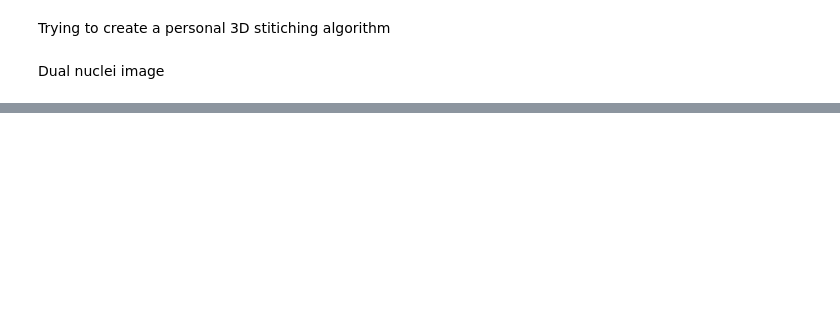
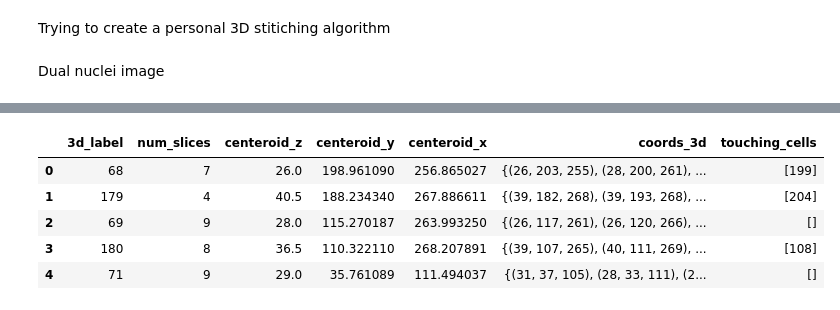
Before and after one commit to SuijkerbuijkLab/NucLogic, a Jupyter notebook: miscellaneous/stitching.ipynb, the cells around one changed output, grey strips where cells are left out. Saved outputs shown, nothing was run; the diff lists cells and outputs as text; code cells hidden in the pictures; blank space fills up the shorter version.

```diff
--- a/miscellaneous/stitching.ipynb
+++ b/miscellaneous/stitching.ipynb
@@ -6,6 +6,9 @@ import pandas as pd
 from skimage.measure import regionprops, regionprops_table
 import napari
 import numpy as np
+import os
+
+
 
 def properties_mask(image):
 
@@ -33,7 +36,6 @@ def properties_mask(image):
                 "x": centroid[2],
                 "bounding_box": bounding_box,
                 "volume": volume,
-                "coords_2d": coords_2d,
                 "coords_set": coords_set,
             }
         )
@@ -385,0 +907,71 @@ def calculate_3d_properties(df_3d_props):
+# %%
+cut_cells_data = stitched_df[stitched_df["3d_label"].isin(all_cut_cells)]
+simple_data = cut_cells_data[["3d_label", "z", "y", "x"]].copy()
+summary_3d = []
+neighbor_offsets = [(-1, 0, 0), (1, 0, 0)]
+
+for cell in all_cut_cells:
+    cell_data = cut_cells_data[cut_cells_data["3d_label"] == cell]
+    centeroid = cell_data[["z", "y", "x"]].mean().values
+    # Flatten all coords_set into a single set, adding z coordinate from each row
+    coords_3d_flat = set()
+    for idx, row in cell_data.iterrows():
+        z = int(round(row["z"]))
+        for y, x in row["coords_set"]:
+            coords_3d_flat.add((z, y, x))
+
+    summary_3d.append(
+        {
+            "3d_label": cell,
+            "num_slices": len(cell_data),
+            "centeroid_z": centeroid[0],
+            "centeroid_y": centeroid[1],
+            "centeroid_x": centeroid[2],
+            "coords_3d": coords_3d_flat,  # Now stores a single set, not a list of sets
+        }
+    )
+summary_3d = pd.DataFrame(summary_3d)
+summary_3d["touching_cells"] = None
+
+for cell in all_cut_cells:
+    cell_data = summary_3d[summary_3d["3d_label"] == cell]
+    # calculate distance to all other cells in summary_3d
+    centeroid = cell_data[["centeroid_z", "centeroid_y", "centeroid_x"]].values[0]
+    summary_3d["distance"] = summary_3d.apply(
+        lambda row: np.sqrt(
+            (row["centeroid_z"] - centeroid[0]) ** 2
+            + (row["centeroid_y"] - centeroid[1]) ** 2
+            + (row["centeroid_x"] - centeroid[2]) ** 2
+        ),
+        axis=1,
+    )
+
+    closest_cells = (
+        summary_3d[summary_3d["3d_label"] != cell]
+        .sort_values("distance")[1:6]
+    )
+    touching_cells = []
+    cell_coords_set = cell_data["coords_3d"].values[0]  # Already a set
+
+    for _, other_cell in closest_cells.iterrows():
+        other_coords = other_cell["coords_3d"]  # Already a set
+        if any(
+            (z + dz, y, x) in other_coords
+            for z, y, x in cell_coords_set
+            for dz, _, _ in neighbor_offsets
+        ):
+            touching_cells.append(other_cell["3d_label"])
+    # Find the index where 3d_label == cell and assign the value
+    cell_idx = summary_3d[summary_3d["3d_label"] == cell].index[0]
+    summary_3d.at[cell_idx, "touching_cells"] = touching_cells
+
+# Remove the distance column
+summary_3d = summary_3d.drop(columns=["distance"])
+display(summary_3d.head())
+# %% [output]
+|  | 3d_label | num_slices | centeroid_z | centeroid_y | centeroid_x | coords_3d | touching_cells |
+| 0 | 68 | 7 | 26.0 | 198.961090 | 256.865027 | {(26, 203, 255), (28, 200, 261), ... | [199] |
+| 1 | 179 | 4 | 40.5 | 188.234340 | 267.886611 | {(39, 182, 268), (39, 193, 268), ... | [204] |
+| 2 | 69 | 9 | 28.0 | 115.270187 | 263.993250 | {(26, 117, 261), (26, 120, 266), ... | [] |
+| 3 | 180 | 8 | 36.5 | 110.322110 | 268.207891 | {(39, 107, 265), (40, 111, 269), ... | [108] |
+| 4 | 71 | 9 | 29.0 | 35.761089 | 111.494037 | {(31, 37, 105), (28, 33, 111), (2... | [] |
```
Also changed, not shown: parts of 24 cells of this notebook, 1 other file.
